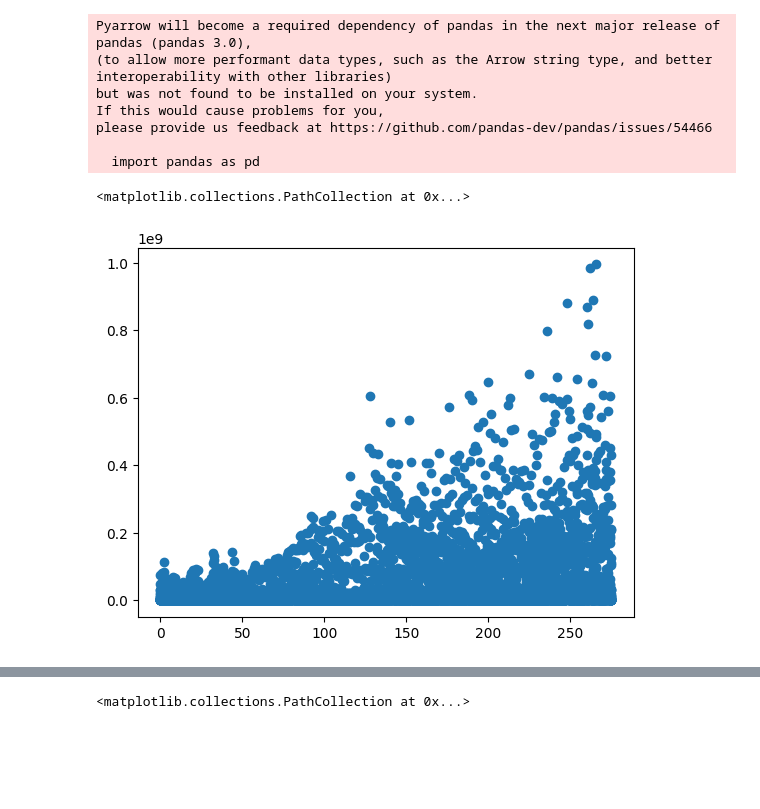
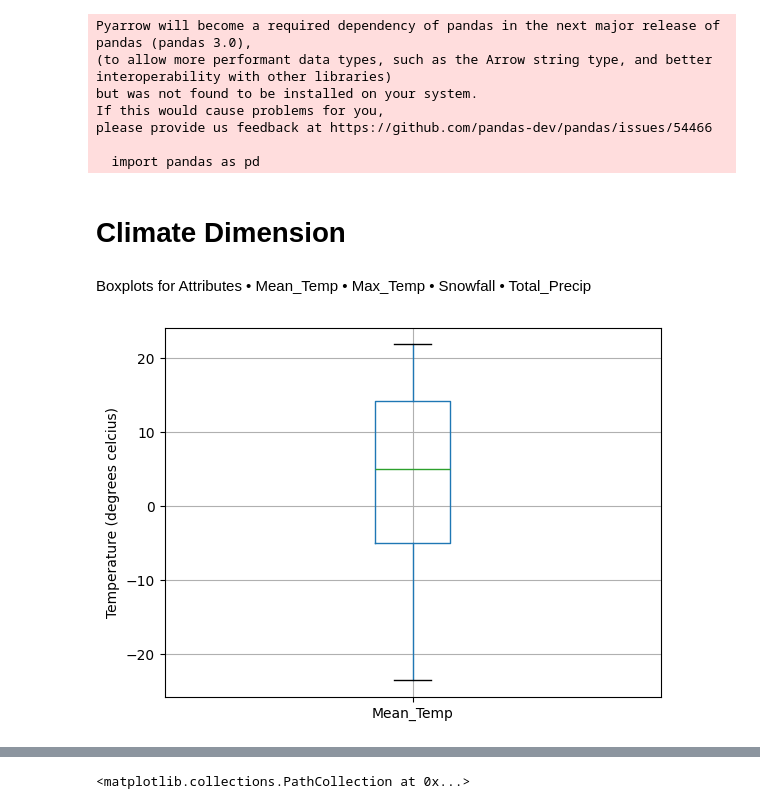
Before and after one commit to Daniel-Dumitrescu/csi4142-project, a Jupyter notebook: Data_Summarization.ipynb, the cells around one changed output, grey strips where cells are left out. Saved outputs shown, nothing was run; the diff lists cells and outputs as text; code cells hidden in the pictures; blank space fills up the shorter version.

Commit message:
Added boxplot

```diff
--- a/Data_Summarization.ipynb
+++ b/Data_Summarization.ipynb
@@ -34,17 +34,25 @@ If this would cause problems for you,
 please provide us feedback at https://github.com/pandas-dev/pandas/issues/54466
 
   import pandas as pd
+# %% [markdown]
+# Climate Dimension
+# %% [markdown]
+Boxplots for Attributes
+•	Mean_Temp
+•	Max_Temp
+•	Snowfall
+•	Total_Precip
 # %%
 climate_df = pd.read_csv("datasets\climate_dimension.csv")
+# %%
+axes = climate_df.boxplot(column='Mean_Temp')
+axes.set_ylabel('Temperature (degrees Celcius)')
+plt.show()
+# %% [output]
+[figure, added]
 # %%
 fact_df = pd.read_csv("datasets/cropFactTable.csv")
 
 prices = fact_df['Price']
 volumes = fact_df['Volume']
 value = fact_df['Total_Value']
-# %%
-date = fact_df['Date_ID']
-plt.scatter(date,value)
-# %% [output]
-<matplotlib.collections.PathCollection at 0x...>
-[figure, removed]
```
Also changed, not shown: parts of 3 cells of this notebook, 1 other file.
